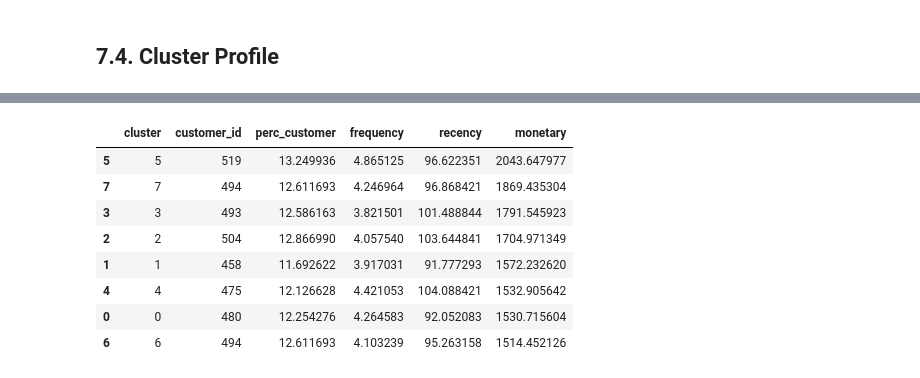
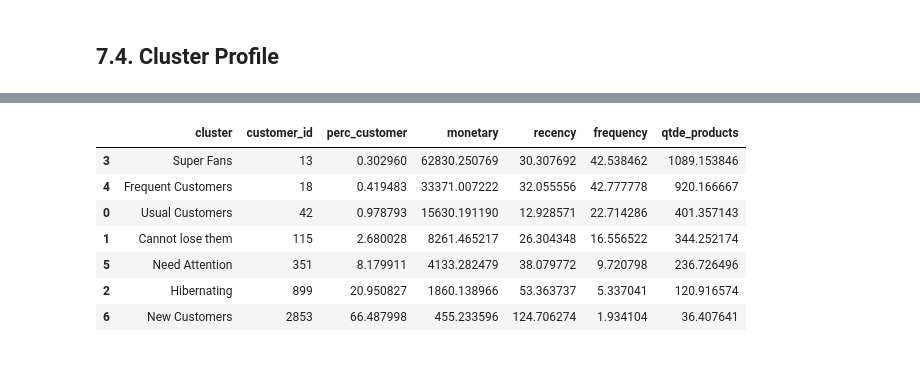
Before and after one commit to Cassiano-Schmeiske/manfing_teste_tecnico, a Jupyter notebook: notebooks/3.0-cs-customer-clustering.ipynb, the cells around one changed output, grey strips where cells are left out. Saved outputs shown, nothing was run; the diff lists cells and outputs as text; code cells hidden in the pictures.

```diff
--- a/notebooks/3.0-cs-customer-clustering.ipynb
+++ b/notebooks/3.0-cs-customer-clustering.ipynb
@@ -168,7 +165,7 @@ df1.head()
 # %% [markdown]
 # 2.0 Filtragem Country
 # %%
-df_country = data_filter( df1, True, 'United Kingdom'  )
+df_country = data_filter( df1, False, 'United Kingdom'  )
 df_country.head()
 # %% [output]
 |  | BillNo | Itemname | Quantity | Date | Price | CustomerID | Country |
@@ -219,15 +216,17 @@ df4.head()
 # 5.0 Hyperparameter Fine-Tunning
 # %%
 df5 = df4.copy()
-#X = df5.drop( columns=['customer_id'] )
+X = df5.drop( columns=['customer_id'] )
 # %% [markdown]
 ## 5.1. Encoding
 # %%
-mm = pp.MinMaxScaler()
+#df5 = df5.drop( columns=['customer_id'] )
 
-df5['monetary']       = mm.fit_transform( df5[['monetary']] )
-df5['recency']        = mm.fit_transform( df5[['recency']] )
-df5['frequency']      = mm.fit_transform( df5[['frequency']])
-df5['qtde_products']  = mm.fit_transform( df5[['qtde_products']])
+#mm = pp.MinMaxScaler()
 
-X = df5.copy()
+#df5['monetary']       = mm.fit_transform( df5[['monetary']] )
+#df5['recency']        = mm.fit_transform( df5[['recency']] )
+#df5['frequency']      = mm.fit_transform( df5[['frequency']])
+#df5['qtde_products']  = mm.fit_transform( df5[['qtde_products']])
+
+#X = df5.copy()
@@ -271,7 +292,7 @@ IndexError: index 3 is out of bounds for axis 0 with size 3
 ## 6.1. K-Means
 # %%
 # model definition
-k = 8
+k = 7
 kmeans = c.KMeans( init='random', n_clusters=k, n_init=10, max_iter=300 )
 
 # model training
@@ -348,28 +375,39 @@ df7.head()
 # %%
 # Number of customer
 df_cluster = df7[['customer_id', 'cluster']].groupby( 'cluster' ).count().reset_index()
 df_cluster['perc_customer'] = 100*( df_cluster['customer_id'] / df_cluster['customer_id'].sum() )
 
-# Avg bill_no
-df_invoice_no = df7[['frequency', 'cluster']].groupby( 'cluster' ).mean().reset_index()
-df_cluster = pd.merge( df_cluster, df_invoice_no, how='inner', on='cluster' )
+# Avg Gross revenue
+df_avg_gross_revenue = df7[['monetary', 'cluster']].groupby( 'cluster' ).mean().reset_index()
+df_cluster = pd.merge( df_cluster, df_avg_gross_revenue, how='inner', on='cluster' )
 
 # Avg recency days
 df_avg_recency_days = df7[['recency', 'cluster']].groupby( 'cluster' ).mean().reset_index()
 df_cluster = pd.merge( df_cluster, df_avg_recency_days, how='inner', on='cluster' )
 
-# Avg Gross revenue
-df_avg_gross_revenue = df7[['monetary', 'cluster']].groupby( 'cluster' ).mean().reset_index()
-df_cluster = pd.merge( df_cluster, df_avg_gross_revenue, how='inner', on='cluster' )
+# Avg bill_no
+df_invoice_no = df7[['frequency', 'cluster']].groupby( 'cluster' ).mean().reset_index()
+df_cluster = pd.merge( df_cluster, df_invoice_no, how='inner', on='cluster' )
+
+# Avg invoice_no
+df_qtde_products = df7[['qtde_products', 'cluster']].groupby( 'cluster' ).mean().reset_index()
+df_cluster = pd.merge( df_cluster, df_qtde_products, how='inner', on='cluster' )
+
+df_cluster['cluster'] = ['Super Fans'         if x == 3 else x for x in df_cluster['cluster']]
+df_cluster['cluster'] = ['Frequent Customers' if x == 4 else x for x in df_cluster['cluster']]
+df_cluster['cluster'] = ['Usual Customers'    if x == 0 else x for x in df_cluster['cluster']]
+df_cluster['cluster'] = ['Cannot lose them'   if x == 1 else x for x in df_cluster['cluster']]
+df_cluster['cluster'] = ['Need Attention'     if x == 5 else x for x in df_cluster['cluster']]
+df_cluster['cluster'] = ['Hibernating'        if x == 2 else x for x in df_cluster['cluster']]
+df_cluster['cluster'] = ['New Customers'      if x == 6 else x for x in df_cluster['cluster']]
 
 df_cluster.sort_values( 'monetary', ascending=False)
 # %% [output]
-|  | cluster | customer_id | perc_customer | frequency | recency | monetary |
-| 5 | 5 | 519 | 13.249936 | 4.865125 | 96.622351 | 2043.647977 |
-| 7 | 7 | 494 | 12.611693 | 4.246964 | 96.868421 | 1869.435304 |
-| 3 | 3 | 493 | 12.586163 | 3.821501 | 101.488844 | 1791.545923 |
-| 2 | 2 | 504 | 12.866990 | 4.057540 | 103.644841 | 1704.971349 |
-| 1 | 1 | 458 | 11.692622 | 3.917031 | 91.777293 | 1572.232620 |
-| 4 | 4 | 475 | 12.126628 | 4.421053 | 104.088421 | 1532.905642 |
-| 0 | 0 | 480 | 12.254276 | 4.264583 | 92.052083 | 1530.715604 |
-| 6 | 6 | 494 | 12.611693 | 4.103239 | 95.263158 | 1514.452126 |
+|  | cluster | customer_id | perc_customer | monetary | recency | frequency | qtde_products |
+| 3 | Super Fans | 13 | 0.302960 | 62830.250769 | 30.307692 | 42.538462 | 1089.153846 |
+| 4 | Frequent Customers | 18 | 0.419483 | 33371.007222 | 32.055556 | 42.777778 | 920.166667 |
+| 0 | Usual Customers | 42 | 0.978793 | 15630.191190 | 12.928571 | 22.714286 | 401.357143 |
+| 1 | Cannot lose them | 115 | 2.680028 | 8261.465217 | 26.304348 | 16.556522 | 344.252174 |
+| 5 | Need Attention | 351 | 8.179911 | 4133.282479 | 38.079772 | 9.720798 | 236.726496 |
+| 2 | Hibernating | 899 | 20.950827 | 1860.138966 | 53.363737 | 5.337041 | 120.916574 |
+| 6 | New Customers | 2853 | 66.487998 | 455.233596 | 124.706274 | 1.934104 | 36.407641 |
```
Also changed, not shown: parts of 26 cells of this notebook.
